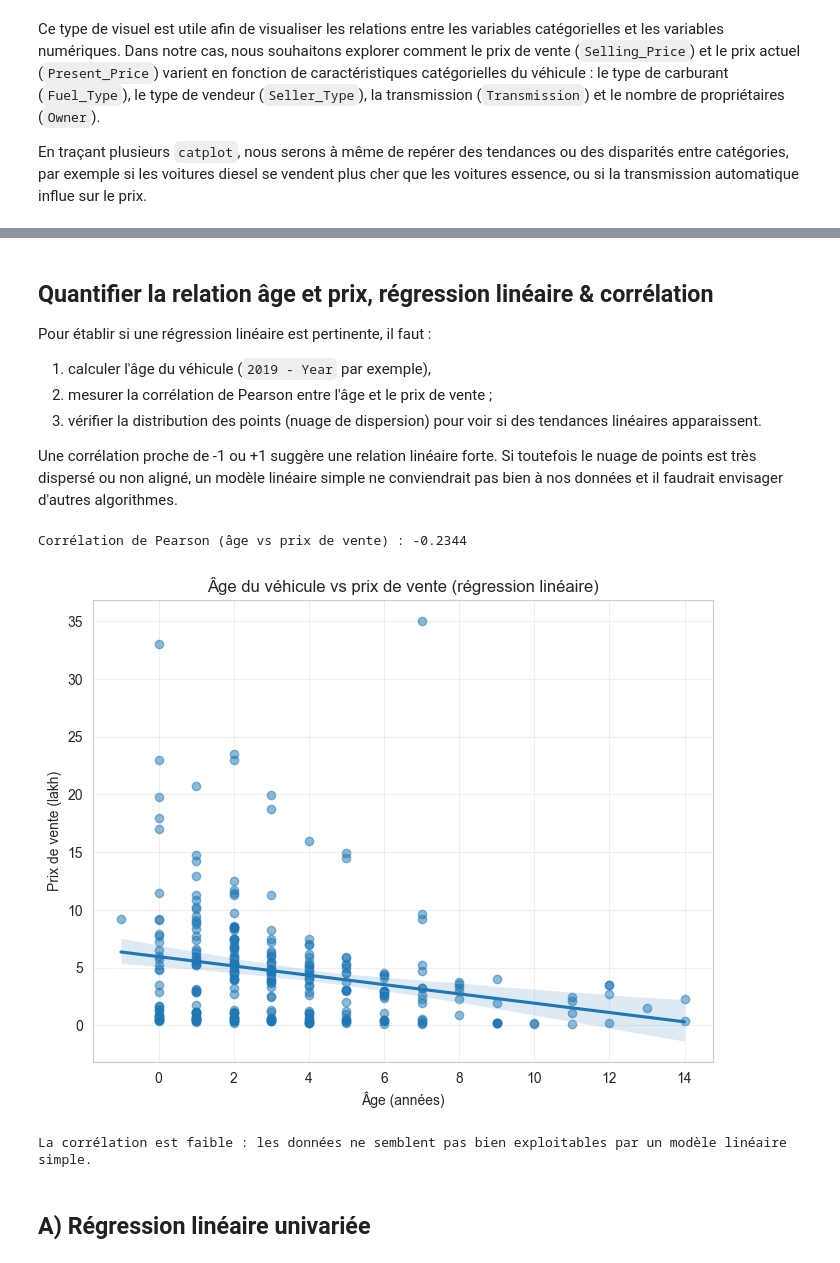
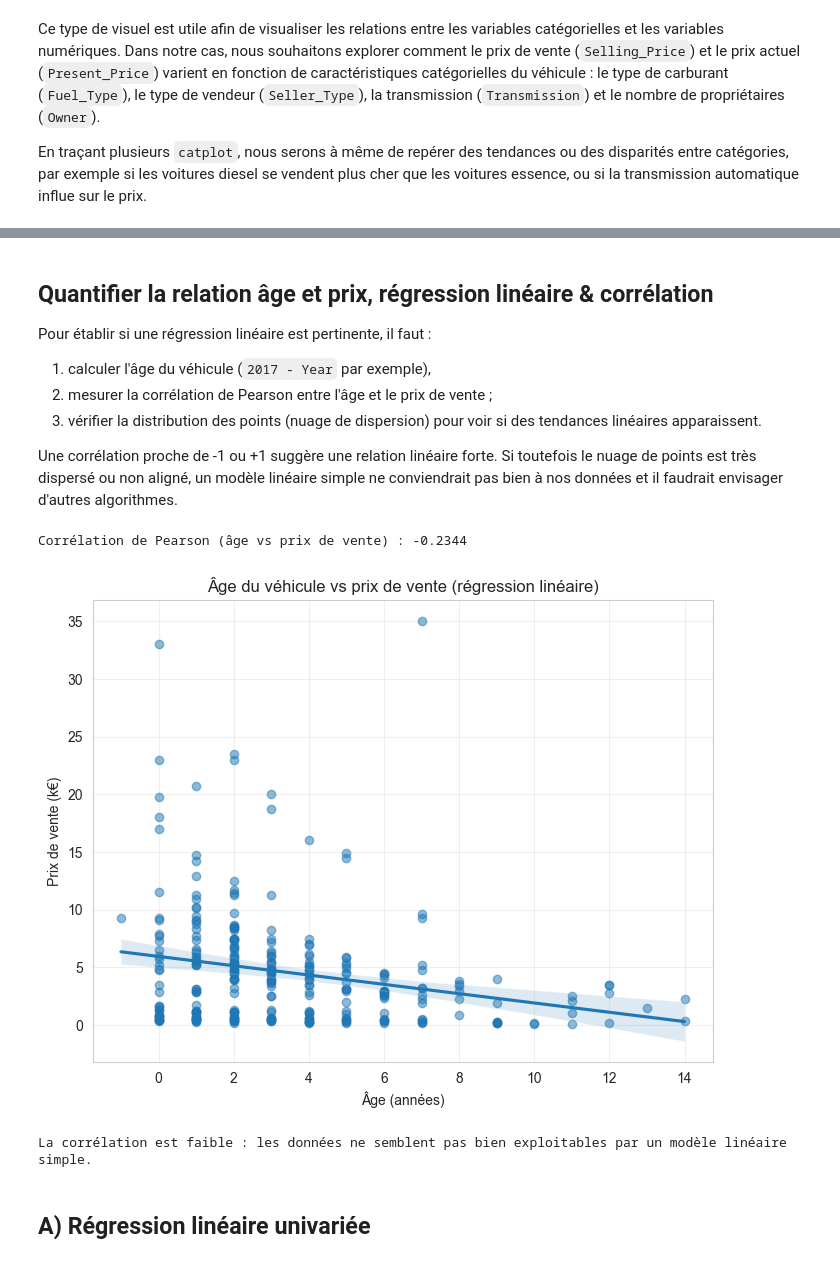
Before and after one commit to axel-achart/new-car, a Jupyter notebook: notebook.ipynb, the cells around one changed output, grey strips where cells are left out. Cells and saved outputs as stored; diff of their text form; code cells hidden in the pictures.

```diff
--- a/notebook.ipynb
+++ b/notebook.ipynb
@@ -191,7 +191,7 @@ plt.show()
 ## Quantifier la relation âge et prix, régression linéaire & corrélation
 
 Pour établir si une régression linéaire est pertinente, il faut :
-1. calculer l'âge du véhicule (`2019 - Year` par exemple),
+1. calculer l'âge du véhicule (`2017 - Year` par exemple),
 2. mesurer la corrélation de Pearson entre l'âge et le prix de vente ;
 3. vérifier la distribution des points (nuage de dispersion) pour voir si
 des tendances linéaires apparaissent.
@@ -203,28 +203,28 @@ envisager d'autres algorithmes.
 # %%
 # calculer l'âge du véhicule (année courante supposée 2017 ici)
 df_clean['Age'] = 2017 - df_clean['Year']
 
 # corrélation de Pearson
 corr_age_price = df_clean[['Age','Selling_Price']].corr().loc['Age','Selling_Price']
 print(f"Corrélation de Pearson (âge vs prix de vente) : {corr_age_price:.4f}")
 
 # nuage de points et droite de régression
 plt.figure(figsize=(8,6))
 sns.regplot(x='Age', y='Selling_Price', data=df_clean, scatter_kws={'alpha':0.5})
 plt.title('Âge du véhicule vs prix de vente (régression linéaire)')
 plt.xlabel('Âge (années)')
-plt.ylabel('Prix de vente (lakh)')
+plt.ylabel('Prix de vente (k€)')
 plt.grid(alpha=0.3)
 plt.show()
 
 # commentaire sur l'adéquation
 if abs(corr_age_price) < 0.3:
     print("La corrélation est faible : les données ne semblent pas bien exploitables par un modèle linéaire simple.")
 else:
     print("La corrélation est modérée à forte, une régression linéaire peut être envisagée comme première approche.")
 # %% [output]
 Corrélation de Pearson (âge vs prix de vente) : -0.2344
-[figure, old version]
+[figure, new version]
 La corrélation est faible : les données ne semblent pas bien exploitables par un modèle linéaire simple.
 # %% [markdown]
 ## A) Régression linéaire univariée
```
Also changed, not shown: parts of 7 cells of this notebook, 1 other file.
